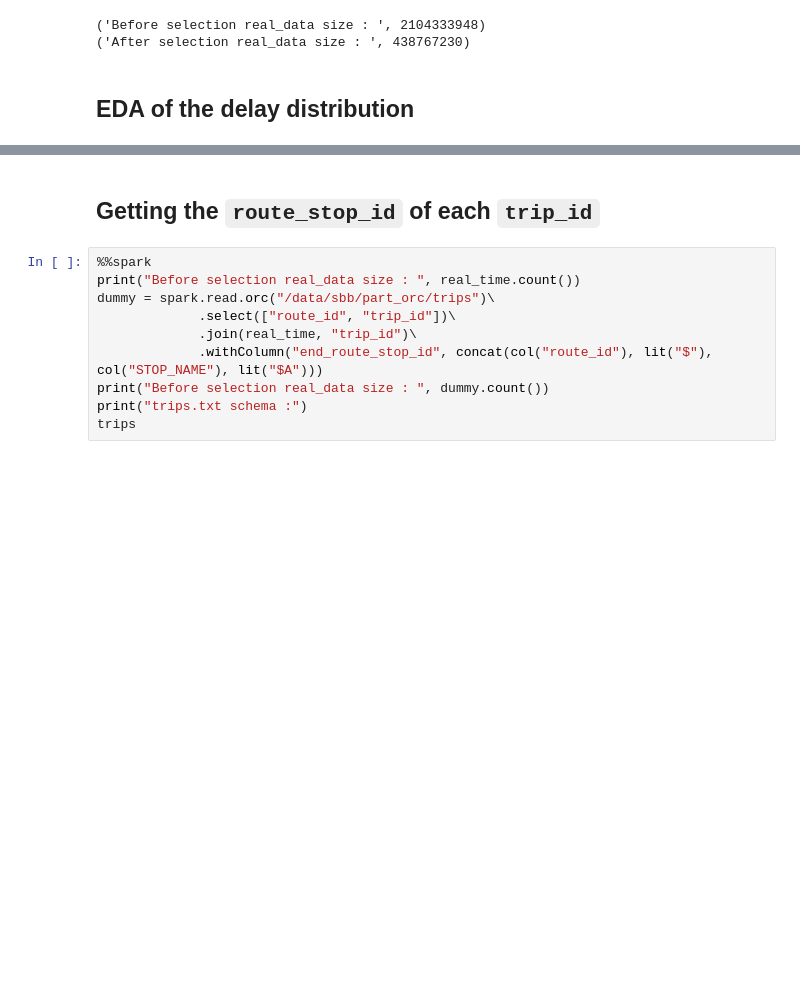
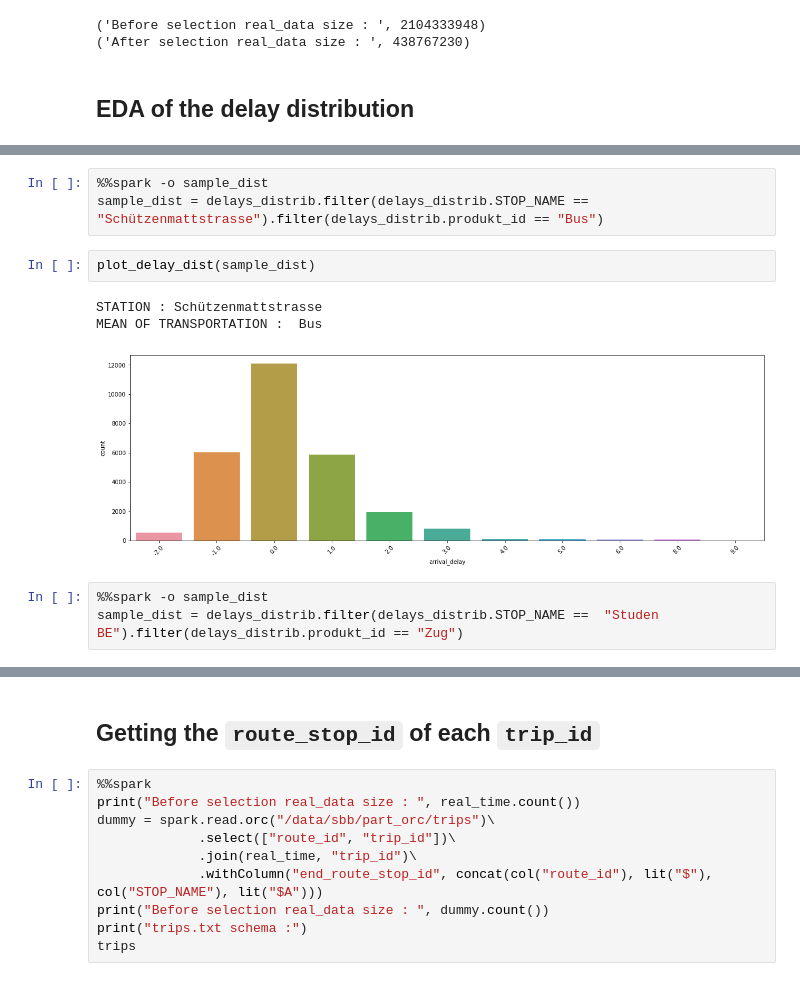
Before and after one commit to JulienVig/COM-490-Trip-Planner, a Jupyter notebook: notebooks/stochastic.ipynb, the cells around one changed output, grey strips where cells are left out. Cells and saved outputs as stored; diff of their text form; blank space fills up the shorter version.

```diff
--- a/notebooks/stochastic.ipynb
+++ b/notebooks/stochastic.ipynb
@@ -113,0 +141,12 @@ Invalid status code '500' from http://iccluster029.iccluster.epfl.ch:8998/sessio
+# %%
+%%spark -o sample_dist
+sample_dist = delays_distrib.filter(delays_distrib.STOP_NAME ==  "Schützenmattstrasse").filter(delays_distrib.produkt_id == "Bus")
+# %%
+plot_delay_dist(sample_dist)
+# %% [output]
+STATION : Schützenmattstrasse
+MEAN OF TRANSPORTATION :  Bus
+[figure, added]
+# %%
+%%spark -o sample_dist
+sample_dist = delays_distrib.filter(delays_distrib.STOP_NAME ==  "Studen BE").filter(delays_distrib.produkt_id == "Zug")
```
Also changed, not shown: parts of 18 cells of this notebook.
